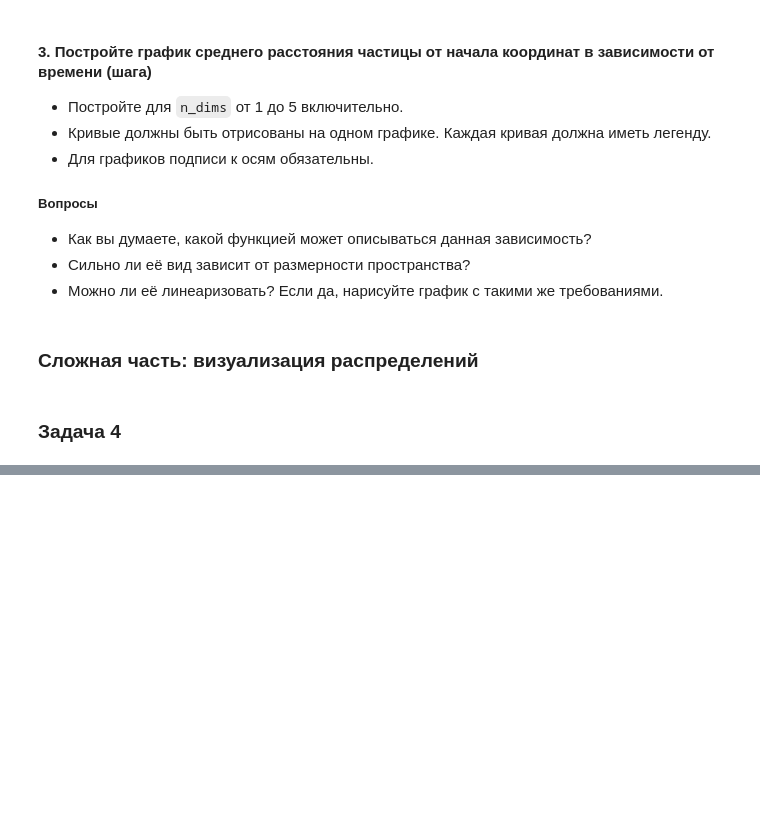
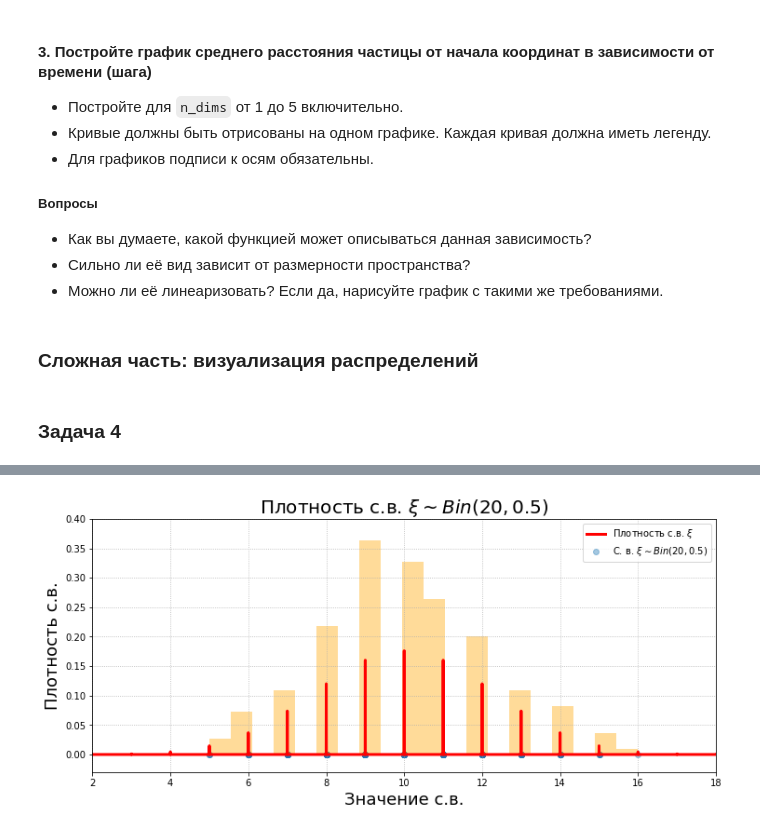
Before and after one commit to TopCoder2K/DS-introduction, a Jupyter notebook: notebooks/[814] Пчелинцев Святослав - Задание 1.ipynb, the cells around one changed output, grey strips where cells are left out. Saved outputs shown, nothing was run; the diff lists cells and outputs as text; code cells hidden in the pictures; blank space fills up the shorter version.

```diff
--- a/notebooks/[814] Пчелинцев Святослав - Задание 1.ipynb
+++ b/notebooks/[814] Пчелинцев Святослав - Задание 1.ipynb
@@ -489,0 +640,12 @@ plt.show()
+# %%
+show_pdf_and_hist(distr_type='discrete',
+                  size=200,
+                  rv=sps.binom,
+                  xmin=2,
+                  xmax=18,
+                  ymax=0.4,
+                  grid_size=17**3,
+                  distr_name='Bin(20, 0.5)',
+                  n=20, p=0.5)
+# %% [output]
+[figure, added]
```
Also changed, not shown: parts of 20 cells of this notebook, 2 other files.
